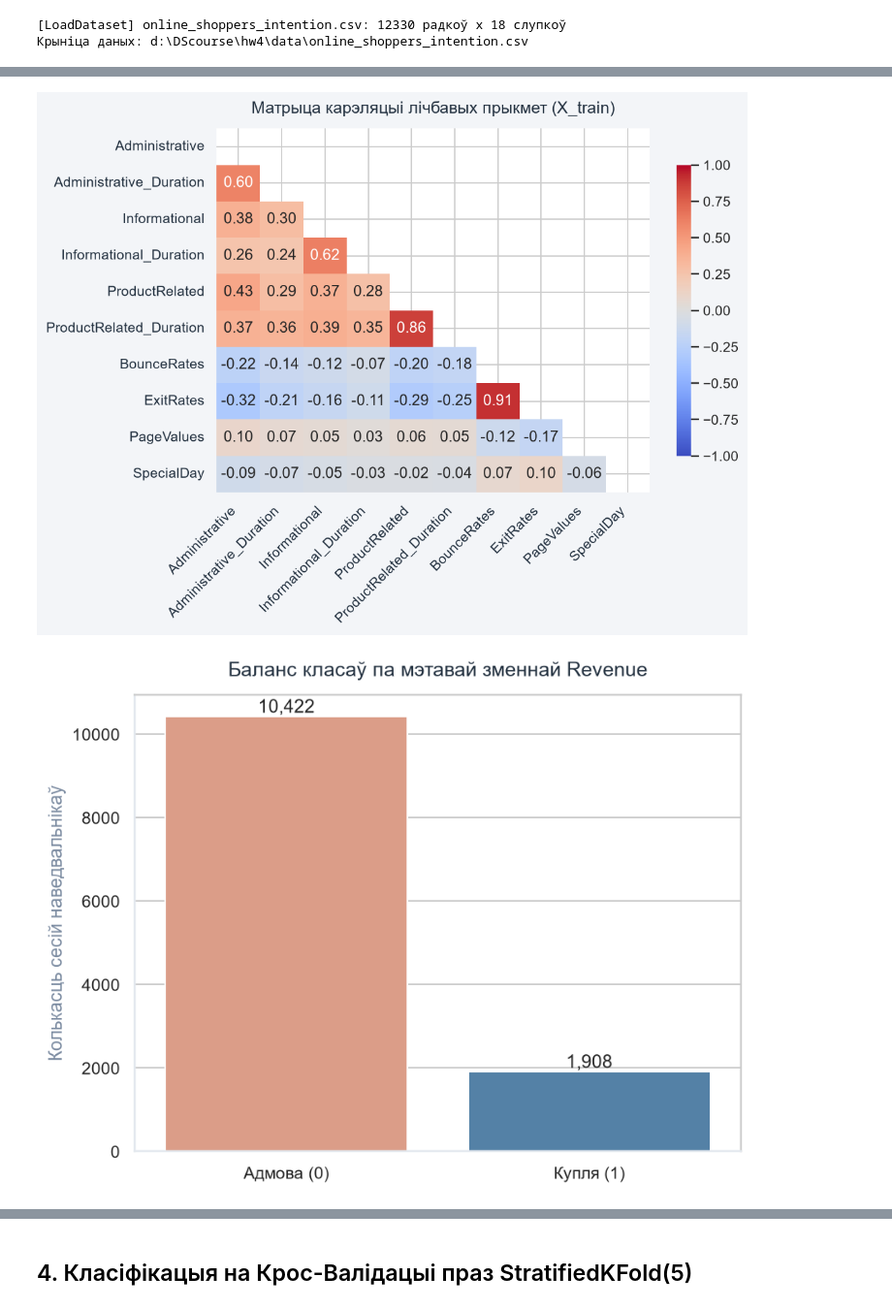
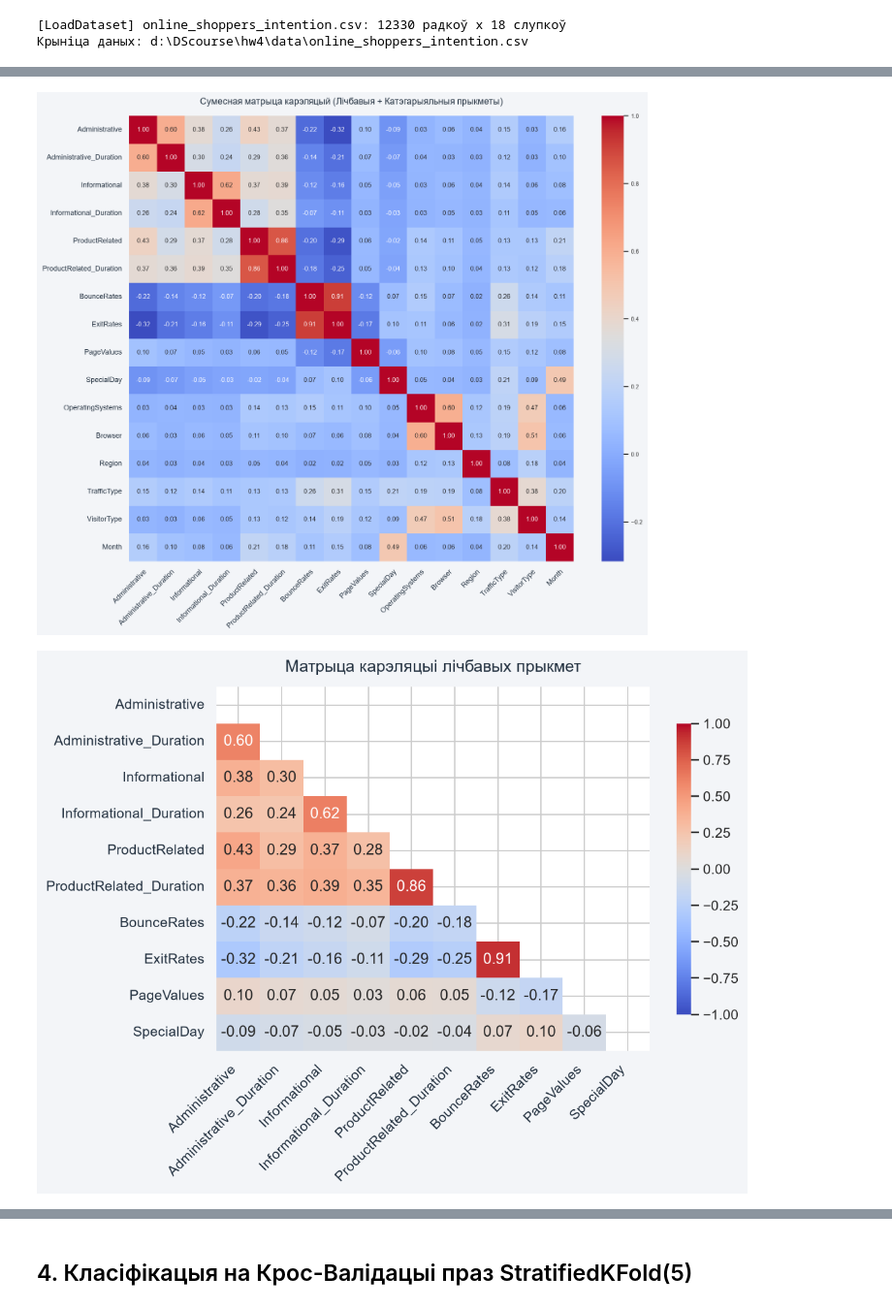
Before and after one commit to KrystsinaZ/DScourse, a Jupyter notebook: hw4/hw4.ipynb, the cells around one changed output, grey strips where cells are left out. Shown at 97% size. Drawn from its saved outputs; the diff is of its cells as text; code cells hidden in the pictures.

```diff
--- a/hw4/hw4.ipynb
+++ b/hw4/hw4.ipynb
@@ -71,27 +62,30 @@ print(f"Крыніца даных: {DATA/file_name}")
 Падзел спосабам 'static_3way' (60/20/20), падзел пад CV+holdout
 Вызначэнне правіл маштабавання
 # %%
+target_name = "Revenue"
 
-target_name = "Revenue"
 # Будуем матрыцу карэляцыі для ўсіх прыкмет, выключыўшы таргет "Revenue"
-plot_CM = viz.plot_correlation_matrix(x_train=frame.iloc[:, :-1], filename="corr_matrix_engin_feat.png")
-display(Image(filename=plot_CM))
+
+plot_path = viz.plot_correlation_matrix(x_train=frame.iloc[:, :-1], filename="CM_frame.png")
+display(Image(filename=plot_path))
+
+# матрыца карэляцыі лічбавых прыкмет
+plot_path2 = viz.plot_pirson_correlation_matrix(x_train=frame.iloc[:, :-1], filename="CM_frame_num.png")
+display(Image(filename=plot_path2))
 
 ohe_feature_list = ["OperatingSystems", "Browser", "Region", "TrafficType", "VisitorType"]
 known_categories = {
     col: sorted(list(frame[col].dropna().unique())) for col in ohe_feature_list
 }
 
-plots_list = []
 plot_path = viz.plot_class_balance(frame[target_name], name=target_name)
-plots_list.append(plot_path)
 display(Image(filename=plot_path))
 
 split = dataset.prepare(frame, target_name = target_name, test_size = 0.2, val_size = 0.2, random_state=42)
 
 bench.build(split.y_train)
 
 bench.preprocessor = dataset.create_preprocessor(categories_dict=known_categories)
 # %% [output]
-[figure, old version]
+[figure, new version]
-[figure, old version]
+[figure, new version]
```
Also changed, not shown: parts of 27 cells of this notebook, 28 other files.
